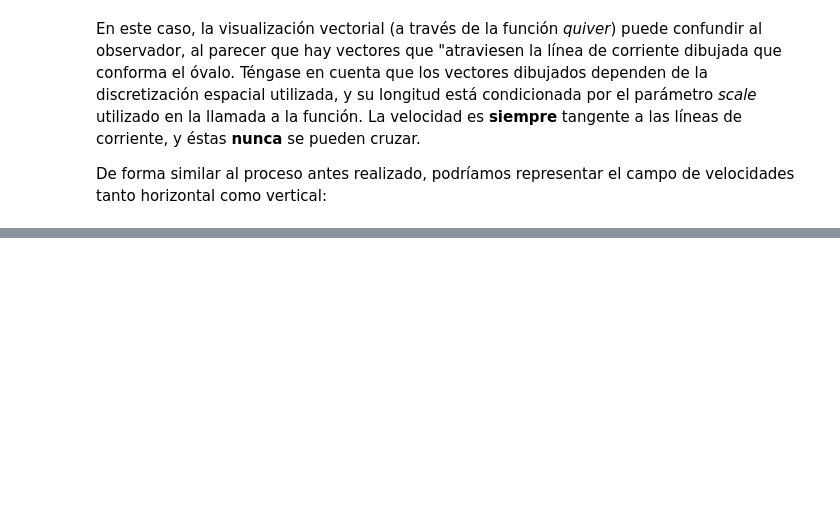
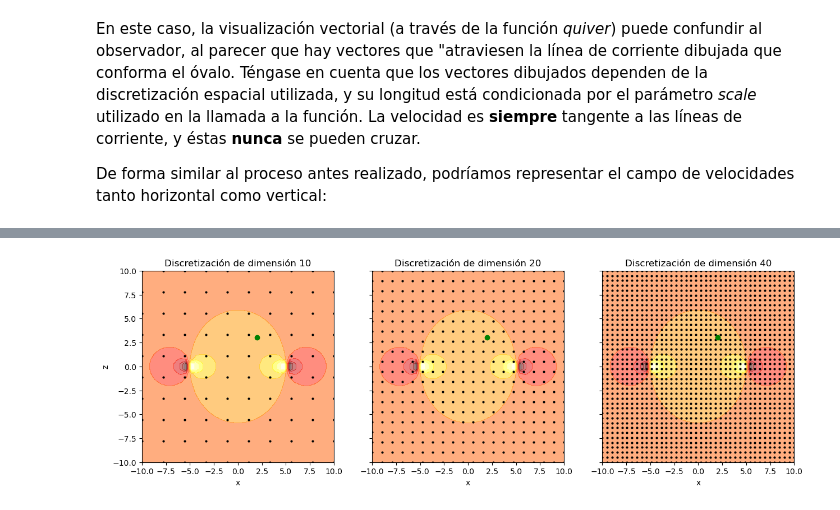
Before and after one commit to AMartinezCava/pyAero, a Jupyter notebook: 1.RANKINE/1b.Notebook_RANKINE - SOL.ipynb, the cells around one changed output, grey strips where cells are left out. Cells and saved outputs as stored; diff of their text form; code cells hidden in the pictures; blank space fills up the shorter version.

```diff
--- a/1.RANKINE/1b.Notebook_RANKINE - SOL.ipynb
+++ b/1.RANKINE/1b.Notebook_RANKINE - SOL.ipynb
@@ -164,0 +189,25 @@ plt.show()
+# %%
+# Definimos el punto donde queremos calcular la velocidad
+xp, zp = 2, 3
+
+# Definimos el número de elementos de las discretizaciones a realizar
+n_set = [10,20,40]
+# Generamos una figura que contenga 3 subfiguras, en una fila y 3 columnas, que compartan la etiqueta del eje vertical
+fig, axes = plt.subplots(1, 3, sharey=True, figsize=(15,8))
+axes[0].set_ylabel('z')
+# Iteramos a la vez la lista n_set y los 3 objetos de las subfiguras
+for nn, ax in zip(n_set, axes):
+    xg = np.linspace(-10, 10, nn)
+    zg = np.linspace(-10, 10, nn)
+    Xmg, Zmg = np.meshgrid(xg, zg)
+    ax.plot(Xmg, Zmg, 'ko', markersize=2)
+    ax.contourf(Xm, Zm, u, levels=10, cmap='hot', alpha=0.5)
+    ax.set_aspect('equal','box')
+    ax.set_xlabel('x')
+    ax.set_title('Discretización de dimensión '+str(nn))
+
+# Pintamos en todas las figuras el punto donde queremos calcular la velocidad (sacado del bucle superior por claridad)
+for ax in axes:
+    ax.plot(xp, zp, 'go')
+# %% [output]
+[figure, added]
```
Also changed, not shown: parts of 9 cells of this notebook, 1 other file.
